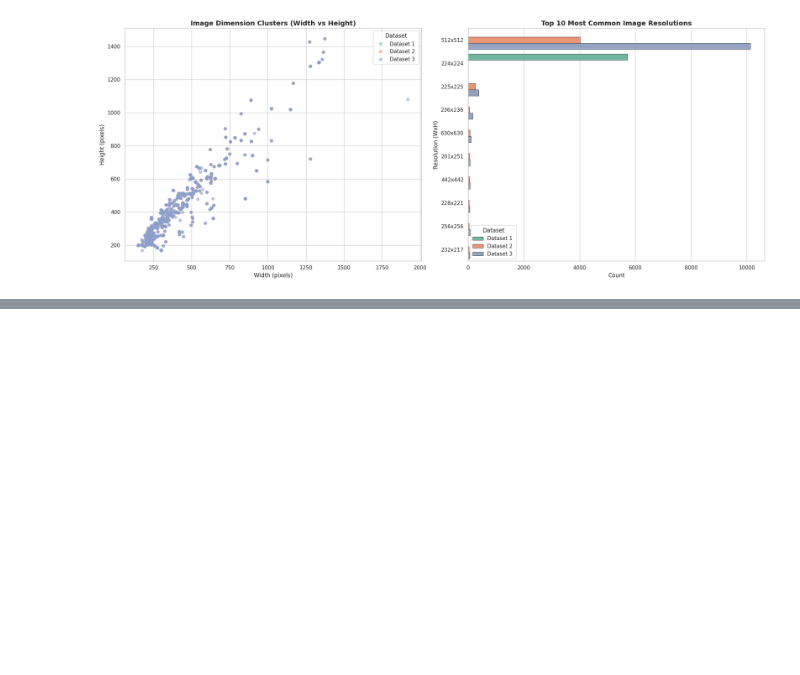
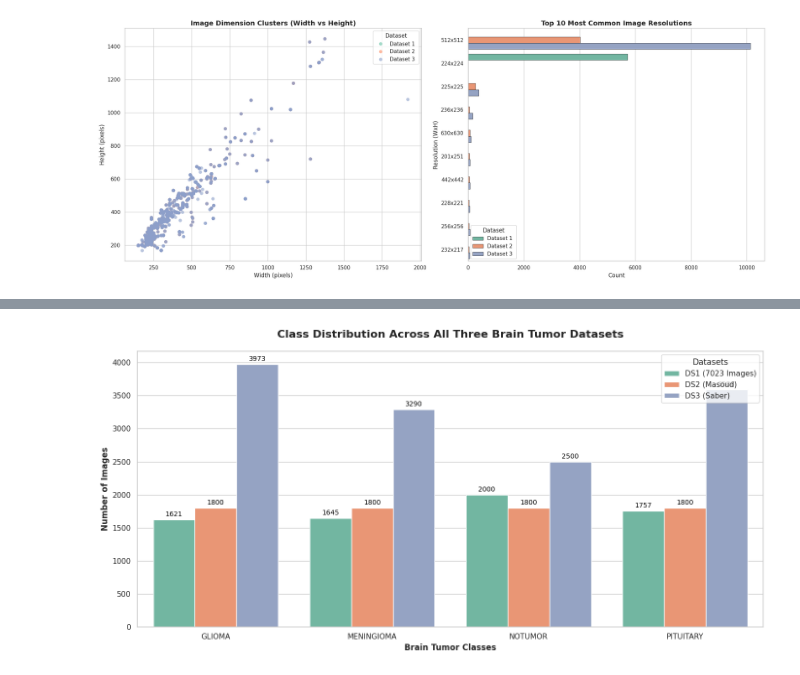
Before and after one commit to Zannatun-Nayem-Fahima/Deep-Learning-Project, a Jupyter notebook: BrainTumor.ipynb, the cells around one changed output, grey strips where cells are left out. Saved outputs shown, nothing was run; the diff lists cells and outputs as text; code cells hidden in the pictures; blank space fills up the shorter version.

```diff
--- a/BrainTumor.ipynb
+++ b/BrainTumor.ipynb
@@ -401,0 +580,88 @@ Scan complete! Analyzed 24663 total images.
+# %%
+import os
+import pandas as pd
+import matplotlib.pyplot as plt
+import seaborn as sns
+
+# ডাটাসেটগুলোর পাথ ডিকশনারি
+datasets_dict = {
+    "DS1 (7023 Images)": "/kaggle/input/datasets/mohamadabouali1/mri-brain-tumor-dataset-4-class-7023-images/BT-MRI Dataset/BT-MRI Dataset",
+    "DS2 (Masoud)": "/kaggle/input/datasets/masoudnickparvar/brain-tumor-mri-dataset",
+    "DS3 (Saber)": "/kaggle/input/datasets/sabersakin/brainmri"
+}
+
+# আমাদের টার্গেট ৪টি ক্লাস
+target_classes = ["glioma", "meningioma", "pituitary", "notumor"]
+
+# ডাটা সংরক্ষণের জন্য লিস্ট
+distribution_data = []
+
+# ডাটাসেট স্ক্যানিং
+for ds_name, ds_path in datasets_dict.items():
+    if not os.path.exists(ds_path):
+        continue
+
+    for root, dirs, files in os.walk(ds_path):
+        folder_name = os.path.basename(root).lower().replace(" ", "").replace("_", "")
+
+        # ক্লাস ম্যাচিং
+        matched_class = None
+        for cls in target_classes:
+            if cls in folder_name or (cls == "notumor" and "no" in folder_name and "tumor" in folder_name):
+                matched_class = cls
+                break
+
+        if matched_class:
+            img_files = [f for f in files if f.lower().endswith(('.png', '.jpg', '.jpeg'))]
+
+            # ট্রেইন নাকি টেস্ট ফোল্ডার সেটা ট্র্যাক করা (অপশনাল, সুন্দর রিপোর্টের জন্য)
+            split_type = "Unknown"
+            if "train" in root.lower():
+                split_type = "Train"
+            elif "test" in root.lower() or "val" in root.lower():
+                split_type = "Test"
+
+            distribution_data.append({
+                "Dataset": ds_name,
+                "Class": matched_class.upper(),
+                "Split": split_type,
+                "Count": len(img_files)
+            })
+
+# DataFrame তৈরি করা
+df = pd.DataFrame(distribution_data)
+
+# একই ডাটাসেটের ট্রেইন ও টেস্টের ডাটা একসাথে যোগ (Group) করা
+df_grouped = df.groupby(["Dataset", "Class"])["Count"].sum().reset_index()
+
+# --- ১. টেবিল আকারে ডিস্ট্রিবিউশন দেখানো ---
+print("--- Class Distribution Table ---")
+pivot_df = df_grouped.pivot(index="Dataset", columns="Class", values="Count").fillna(0).astype(int)
+display(pivot_df)
+
+print("\n" + "="*50 + "\n")
+
+# --- ২. বার চার্ট আকারে ভিজ্যুয়ালাইজেশন ---
+plt.figure(figsize=(14, 7))
+sns.set_theme(style="whitegrid")
+
+# Side-by-side bar plot তৈরি করা
+ax = sns.barplot(x="Class", y="Count", hue="Dataset", data=df_grouped, palette="Set2")
+
+# বারের ওপরে সংখ্যার লেবেল বসানো
+for p in ax.patches:
+    if p.get_height() > 0:
+        ax.annotate(f'{int(p.get_height())}',
+                    (p.get_x() + p.get_width() / 2., p.get_height()),
+                    ha='center', va='baseline',
+                    fontsize=10, color='black',
+                    xytext=(0, 5),
+                    textcoords='offset points')
+
+plt.title("Class Distribution Across All Three Brain Tumor Datasets", fontsize=16, weight='bold', pad=20)
+plt.xlabel("Brain Tumor Classes", fontsize=12, weight='semibold')
+plt.ylabel("Number of Images", fontsize=12, weight='semibold')
+plt.legend(title="Datasets", loc="upper right")
+plt.tight_layout()
+plt.show()
+# %% [output]
@@ -401,0 +675 @@ Scan complete! Analyzed 24663 total images.
+[figure, added]
```
Also changed, not shown: parts of 9 cells of this notebook.
